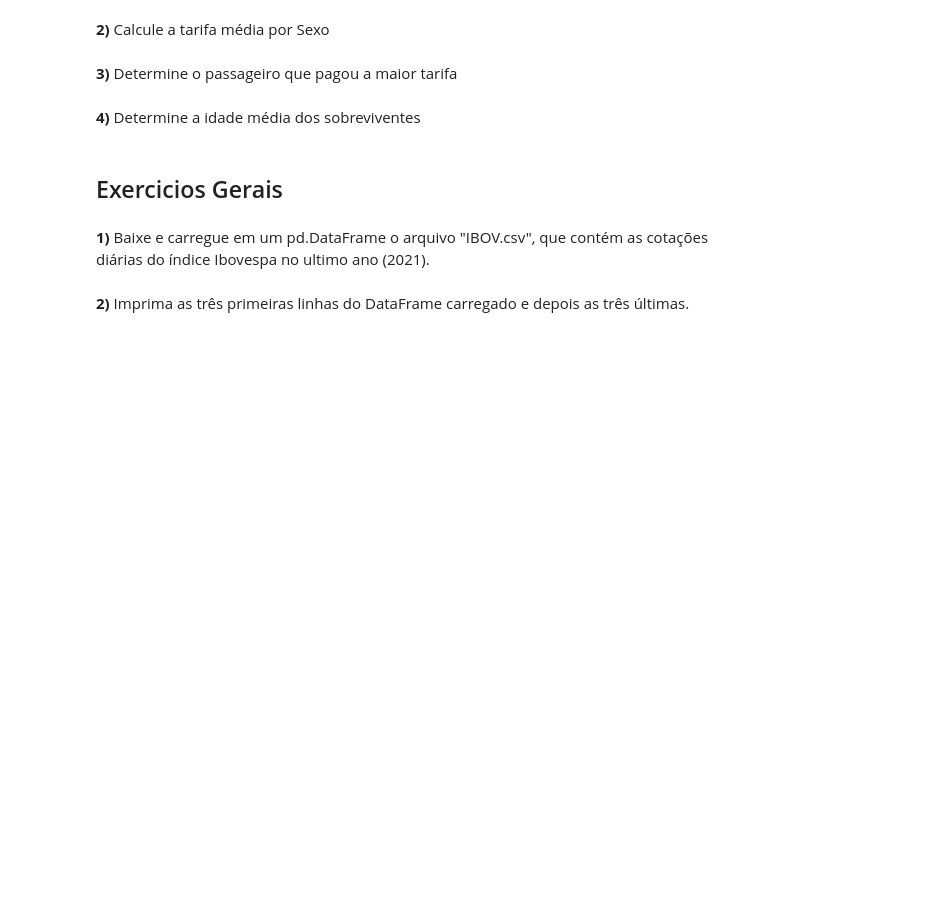
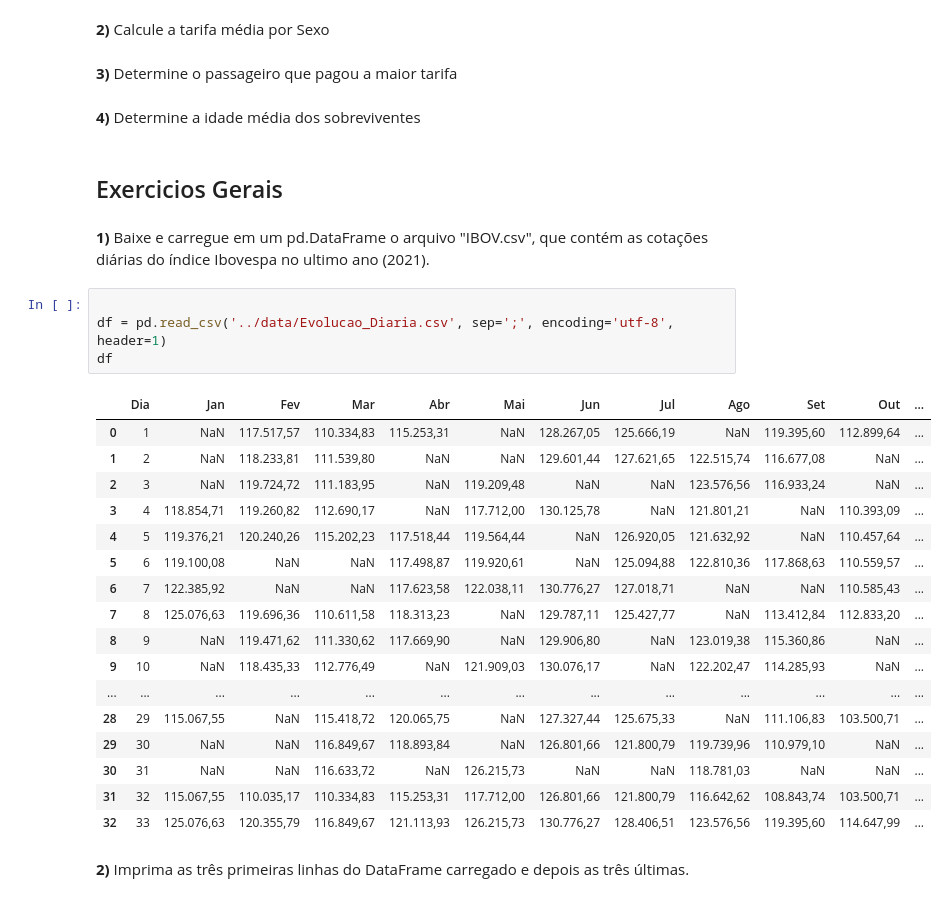
Before and after one commit to JhonCostaDev/Ada-Coders-2024, a Jupyter notebook: data_engineering/tecnicas_programação/aula_4/Técnicas de Programação I (PY) - Aula 4 - 18 de set/aula_4.ipynb, the cells around one changed output. Cells and saved outputs as stored; diff of their text form; blank space fills up the shorter version.

```diff
--- a/data_engineering/tecnicas_programação/aula_4/Técnicas de Programação I (PY) - Aula 4 - 18 de set/aula_4.ipynb
+++ b/data_engineering/tecnicas_programação/aula_4/Técnicas de Programação I (PY) - Aula 4 - 18 de set/aula_4.ipynb
@@ -73,5 +133,27 @@ dados =
 ## Exercicios Gerais
 # %% [markdown]
 **1)** Baixe e carregue em um pd.DataFrame o arquivo "IBOV.csv", que contém as cotações diárias do índice Ibovespa no ultimo ano (2021).
+# %%
+
+df = pd.read_csv('../data/Evolucao_Diaria.csv', sep=';', encoding='utf-8', header=1)
+df
+# %% [output]
+|  | Dia | Jan | Fev | Mar | Abr | Mai | Jun | Jul | Ago | Set | Out | ... |
+| 0 | 1 | NaN | 117.517,57 | 110.334,83 | 115.253,31 | NaN | 128.267,05 | 125.666,19 | NaN | 119.395,60 | 112.899,64 | ... |
+| 1 | 2 | NaN | 118.233,81 | 111.539,80 | NaN | NaN | 129.601,44 | 127.621,65 | 122.515,74 | 116.677,08 | NaN | ... |
+| 2 | 3 | NaN | 119.724,72 | 111.183,95 | NaN | 119.209,48 | NaN | NaN | 123.576,56 | 116.933,24 | NaN | ... |
+| 3 | 4 | 118.854,71 | 119.260,82 | 112.690,17 | NaN | 117.712,00 | 130.125,78 | NaN | 121.801,21 | NaN | 110.393,09 | ... |
+| 4 | 5 | 119.376,21 | 120.240,26 | 115.202,23 | 117.518,44 | 119.564,44 | NaN | 126.920,05 | 121.632,92 | NaN | 110.457,64 | ... |
+| 5 | 6 | 119.100,08 | NaN | NaN | 117.498,87 | 119.920,61 | NaN | 125.094,88 | 122.810,36 | 117.868,63 | 110.559,57 | ... |
+| 6 | 7 | 122.385,92 | NaN | NaN | 117.623,58 | 122.038,11 | 130.776,27 | 127.018,71 | NaN | NaN | 110.585,43 | ... |
+| 7 | 8 | 125.076,63 | 119.696,36 | 110.611,58 | 118.313,23 | NaN | 129.787,11 | 125.427,77 | NaN | 113.412,84 | 112.833,20 | ... |
+| 8 | 9 | NaN | 119.471,62 | 111.330,62 | 117.669,90 | NaN | 129.906,80 | NaN | 123.019,38 | 115.360,86 | NaN | ... |
+| 9 | 10 | NaN | 118.435,33 | 112.776,49 | NaN | 121.909,03 | 130.076,17 | NaN | 122.202,47 | 114.285,93 | NaN | ... |
+| ... | ... | ... | ... | ... | ... | ... | ... | ... | ... | ... | ... | ... |
+| 28 | 29 | 115.067,55 | NaN | 115.418,72 | 120.065,75 | NaN | 127.327,44 | 125.675,33 | NaN | 111.106,83 | 103.500,71 | ... |
+| 29 | 30 | NaN | NaN | 116.849,67 | 118.893,84 | NaN | 126.801,66 | 121.800,79 | 119.739,96 | 110.979,10 | NaN | ... |
+| 30 | 31 | NaN | NaN | 116.633,72 | NaN | 126.215,73 | NaN | NaN | 118.781,03 | NaN | NaN | ... |
+| 31 | 32 | 115.067,55 | 110.035,17 | 110.334,83 | 115.253,31 | 117.712,00 | 126.801,66 | 121.800,79 | 116.642,62 | 108.843,74 | 103.500,71 | ... |
+| 32 | 33 | 125.076,63 | 120.355,79 | 116.849,67 | 121.113,93 | 126.215,73 | 130.776,27 | 128.406,51 | 123.576,56 | 119.395,60 | 114.647,99 | ... |
 # %% [markdown]
 **2)** Imprima as três primeiras linhas do DataFrame carregado e depois as três últimas.
```
Also changed, not shown: parts of 13 cells of this notebook, 9 other files.
